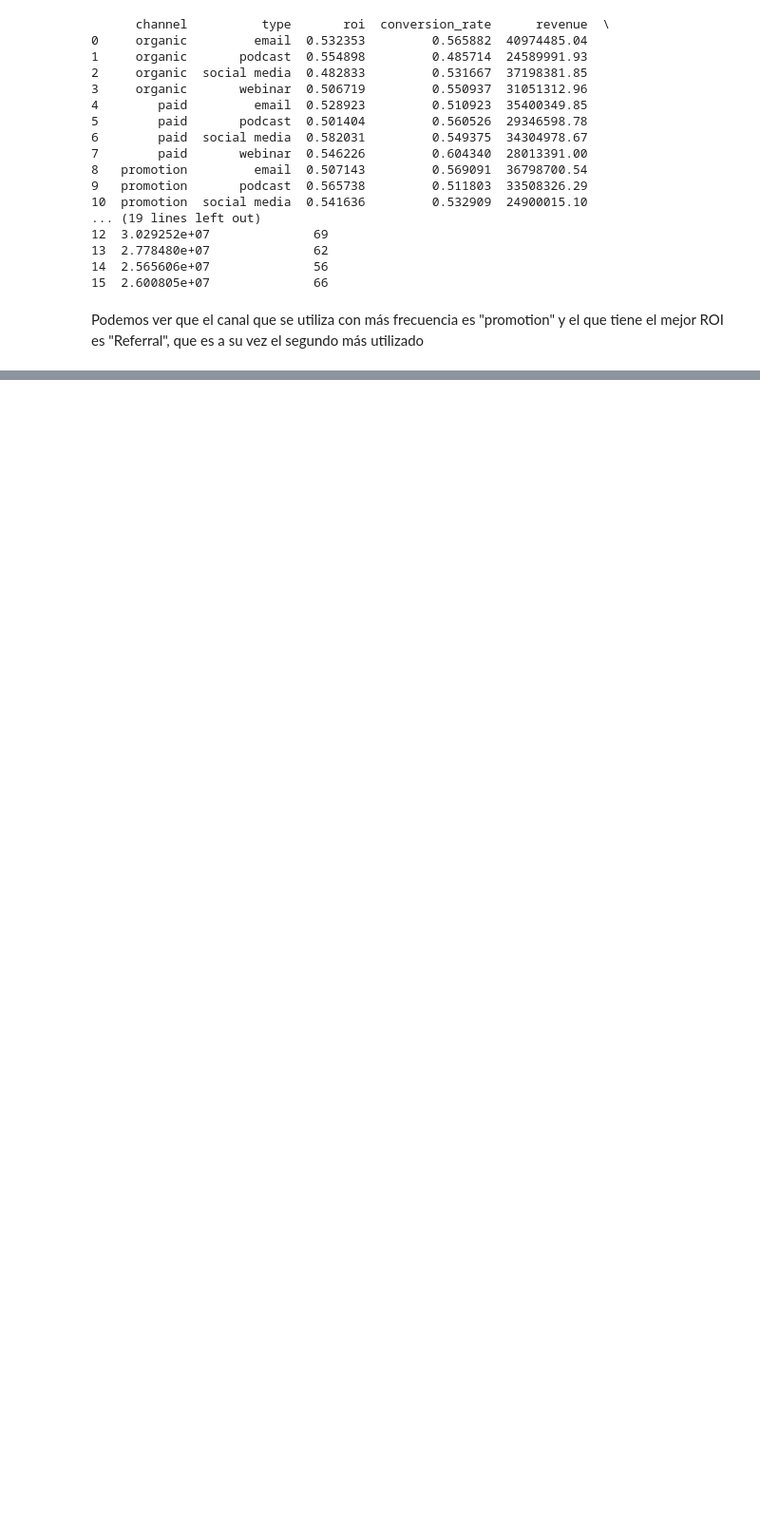
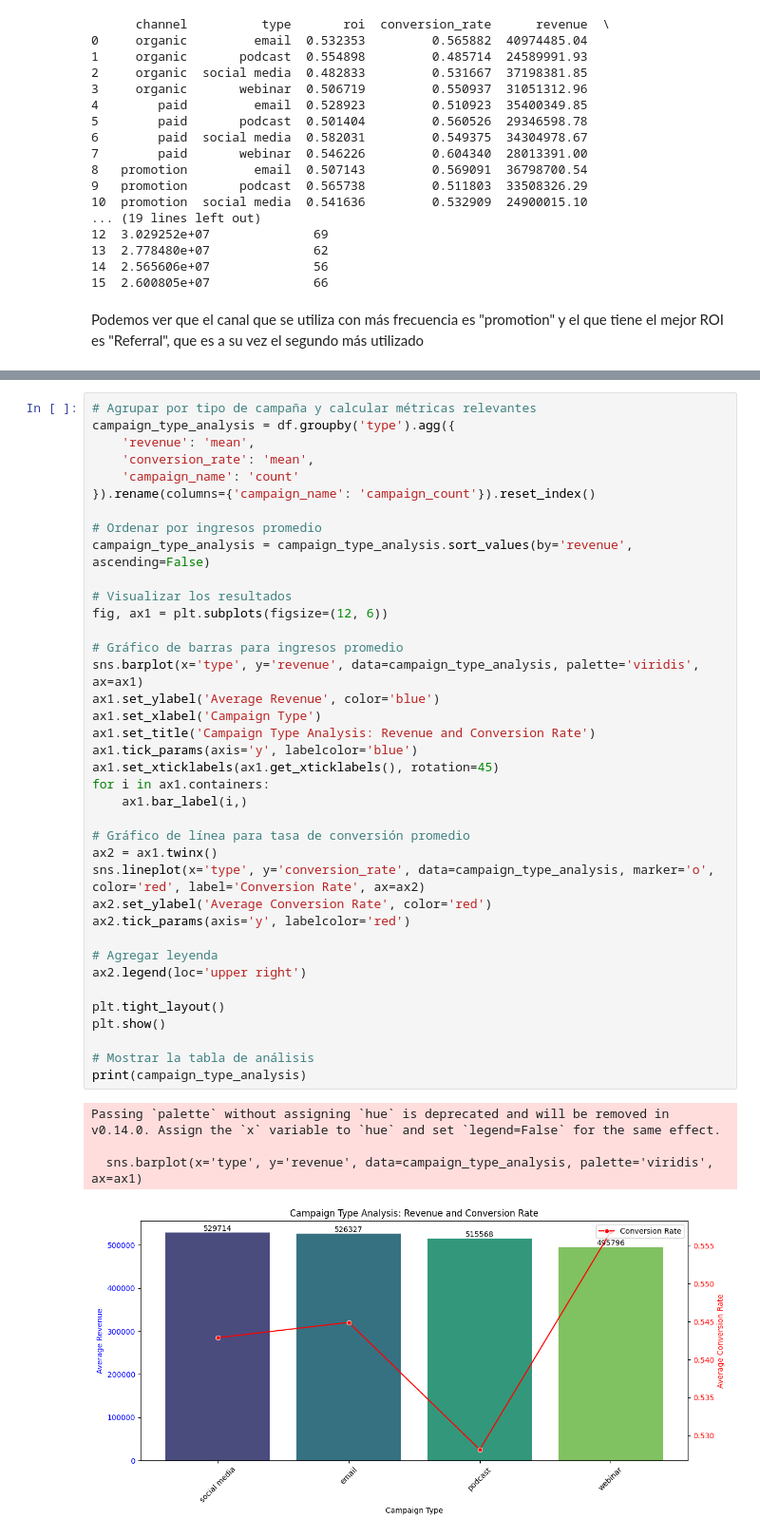
Before and after one commit to David-Gabriel07/Desafio-de-Marketing, a Jupyter notebook: notebooks/eda.ipynb, the cells around one changed output, grey strips where cells are left out. Shown: that part at 95% size. Saved outputs shown, nothing was run; the diff lists cells and outputs as text; blank space fills up the shorter version.

Commit message:
progreso en eda con ingresos promedio y tasas de conversion

```diff
--- a/notebooks/eda.ipynb
+++ b/notebooks/eda.ipynb
@@ -110,0 +113,43 @@ Podemos ver que el canal que se utiliza con más frecuencia es "promotion" y el
+# %%
+# Agrupar por tipo de campaña y calcular métricas relevantes
+campaign_type_analysis = df.groupby('type').agg({
+    'revenue': 'mean',
+    'conversion_rate': 'mean',
+    'campaign_name': 'count'
+}).rename(columns={'campaign_name': 'campaign_count'}).reset_index()
+
+# Ordenar por ingresos promedio
+campaign_type_analysis = campaign_type_analysis.sort_values(by='revenue', ascending=False)
+
+# Visualizar los resultados
+fig, ax1 = plt.subplots(figsize=(12, 6))
+
+# Gráfico de barras para ingresos promedio
+sns.barplot(x='type', y='revenue', data=campaign_type_analysis, palette='viridis', ax=ax1)
+ax1.set_ylabel('Average Revenue', color='blue')
+ax1.set_xlabel('Campaign Type')
+ax1.set_title('Campaign Type Analysis: Revenue and Conversion Rate')
+ax1.tick_params(axis='y', labelcolor='blue')
+ax1.set_xticklabels(ax1.get_xticklabels(), rotation=45)
+for i in ax1.containers:
+    ax1.bar_label(i,)
+
+# Gráfico de línea para tasa de conversión promedio
+ax2 = ax1.twinx()
+sns.lineplot(x='type', y='conversion_rate', data=campaign_type_analysis, marker='o', color='red', label='Conversion Rate', ax=ax2)
+ax2.set_ylabel('Average Conversion Rate', color='red')
+ax2.tick_params(axis='y', labelcolor='red')
+
+# Agregar leyenda
+ax2.legend(loc='upper right')
+
+plt.tight_layout()
+plt.show()
+
+# Mostrar la tabla de análisis
+print(campaign_type_analysis)
+# %% [output]
+Passing `palette` without assigning `hue` is deprecated and will be removed in v0.14.0. Assign the `x` variable to `hue` and set `legend=False` for the same effect.
+
+  sns.barplot(x='type', y='revenue', data=campaign_type_analysis, palette='viridis', ax=ax1)
+[figure, added]
```
Also changed, not shown: parts of 2 cells of this notebook.
